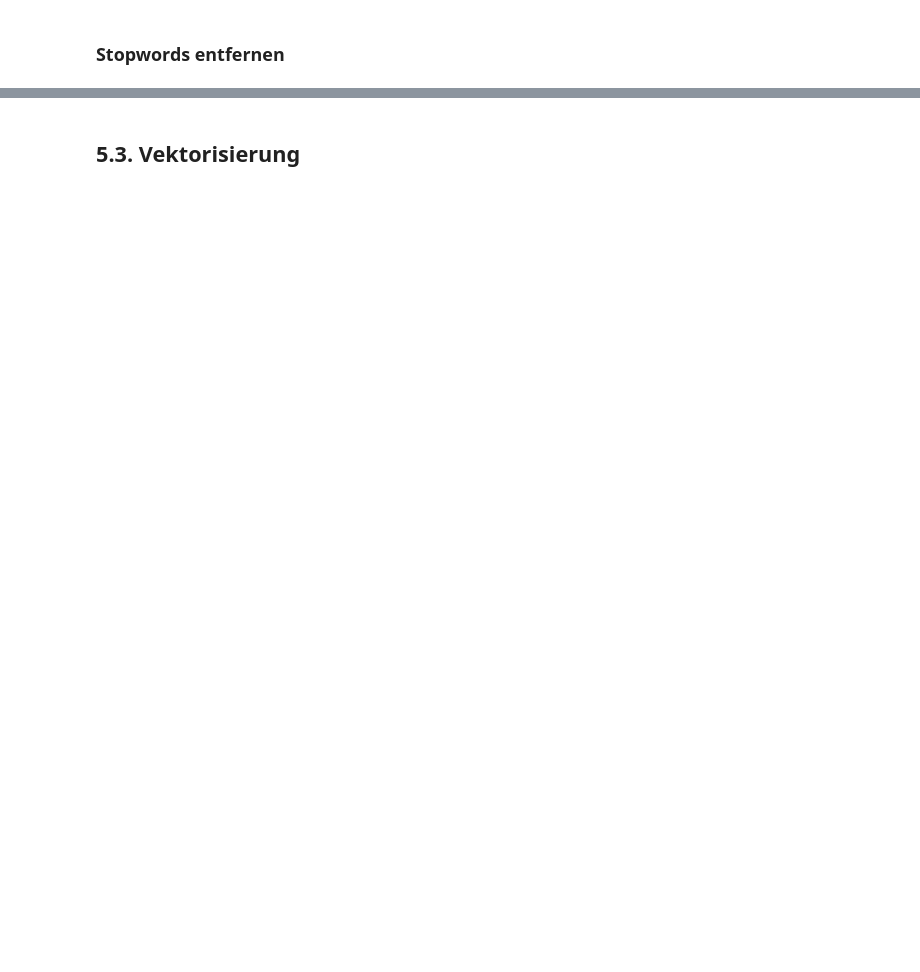
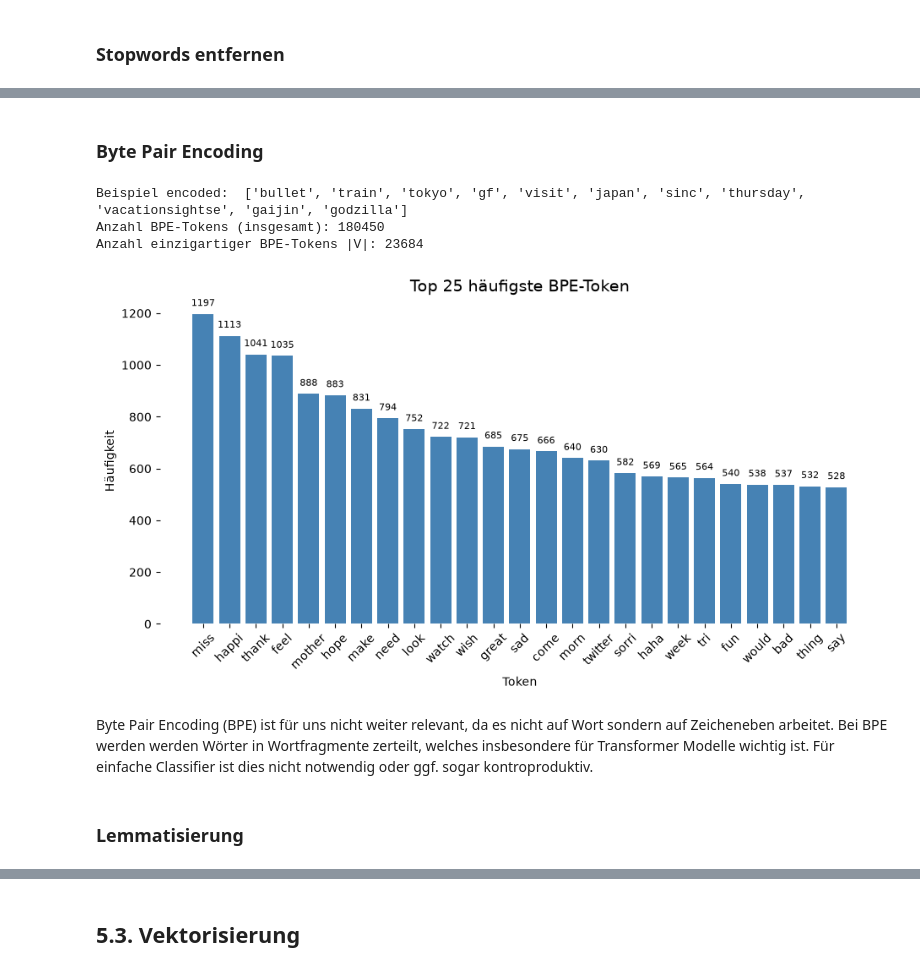
Before and after one commit to Anas2308/Neue_Konzepte_Portfolio, a Jupyter notebook: notebooks/manuel.ipynb, the cells around one changed output, grey strips where cells are left out. Drawn from its saved outputs; the diff is of its cells as text; code cells hidden in the pictures; blank space fills up the shorter version.

```diff
--- a/notebooks/manuel.ipynb
+++ b/notebooks/manuel.ipynb
@@ -356,0 +435,46 @@ Removed: {'tomorrow', 'still', 'watch'}
+# %% [markdown]
+### Byte Pair Encoding
+# %%
+bpe_corpus = df.tokens.apply(" ".join)
+
+tokenizer = Tokenizer(BPE())
+tokenizer.pre_tokenizer = Whitespace() # zunächst Trennung durch Leerzeichen
+trainer = BpeTrainer(vocab_size=30000) # k=30000
+
+# Liste mit Texten
+tokenizer.train_from_iterator(bpe_corpus) # tokenizer.train_from_iterator(iterator, trainer) - iteriere über die Tweets und verwende BPE als Trainer
+
+# Text tokenisieren und Token zählen
+all_tokens = []
+for sentence in bpe_corpus: # iteriere durch jede Zeile der Tweets, sentence1 = erste Zeile in df.Tweet
+    encoded = tokenizer.encode(sentence) # Elemente des sentence werden Tokenisiert
+    all_tokens.extend(encoded.tokens) # .extend() fügt Elemente an das Ende einer Liste an
+
+print("Beispiel encoded: ", encoded.tokens)
+print(f"Anzahl BPE-Tokens (insgesamt): {len(all_tokens)}")
+print(f"Anzahl einzigartiger BPE-Tokens |V|: {len(set(all_tokens))}")
+
+# Häufigkeiten
+top_n = 25
+token_series = pd.Series(all_tokens) # umwandeln der Liste als Pandas Series
+token_freq = token_series.value_counts()  # zählt Token
+top_tokens = token_freq.head(top_n)
+
+_, ax = plt.subplots(figsize=(11, 5))
+bars = ax.bar(top_tokens.index, top_tokens.values, color="steelblue")
+ax.set_title(f"Top {top_n} häufigste BPE-Token", fontsize=14)
+ax.set_xlabel("Token")
+ax.set_ylabel("Häufigkeit")
+ax.tick_params(axis="x", rotation=45)
+ax.spines[:].set_visible(False)
+_ = ax.bar_label(bars, padding=5, fontsize=8)
+plt.show()
+# %% [output]
+Beispiel encoded:  ['bullet', 'train', 'tokyo', 'gf', 'visit', 'japan', 'sinc', 'thursday', 'vacationsightse', 'gaijin', 'godzilla']
+Anzahl BPE-Tokens (insgesamt): 180450
+Anzahl einzigartiger BPE-Tokens |V|: 23684
+[figure, added]
+# %% [markdown]
+Byte Pair Encoding (BPE) ist für uns nicht weiter relevant, da es nicht auf Wort sondern auf Zeicheneben arbeitet. Bei BPE werden werden Wörter in Wortfragmente zerteilt, welches insbesondere für Transformer Modelle wichtig ist. Für einfache Classifier ist dies nicht notwendig oder ggf. sogar kontroproduktiv.
+# %% [markdown]
+### Lemmatisierung
```
Also changed, not shown: parts of 48 cells of this notebook, 2 other files.
